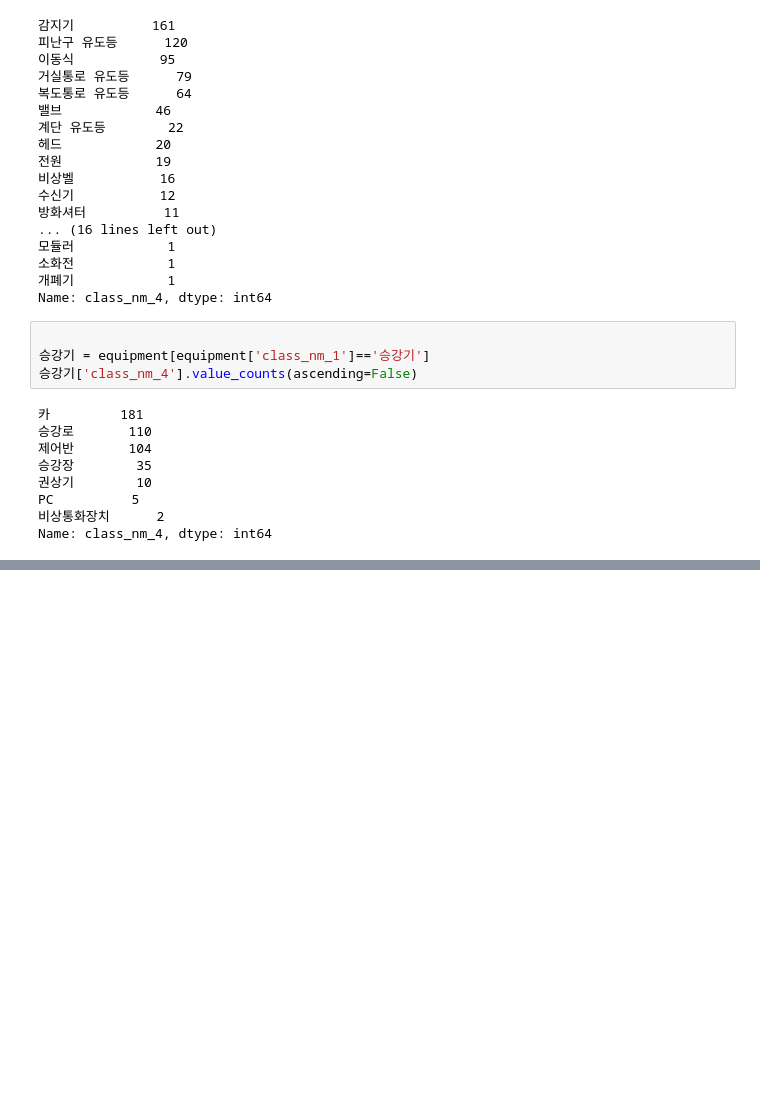
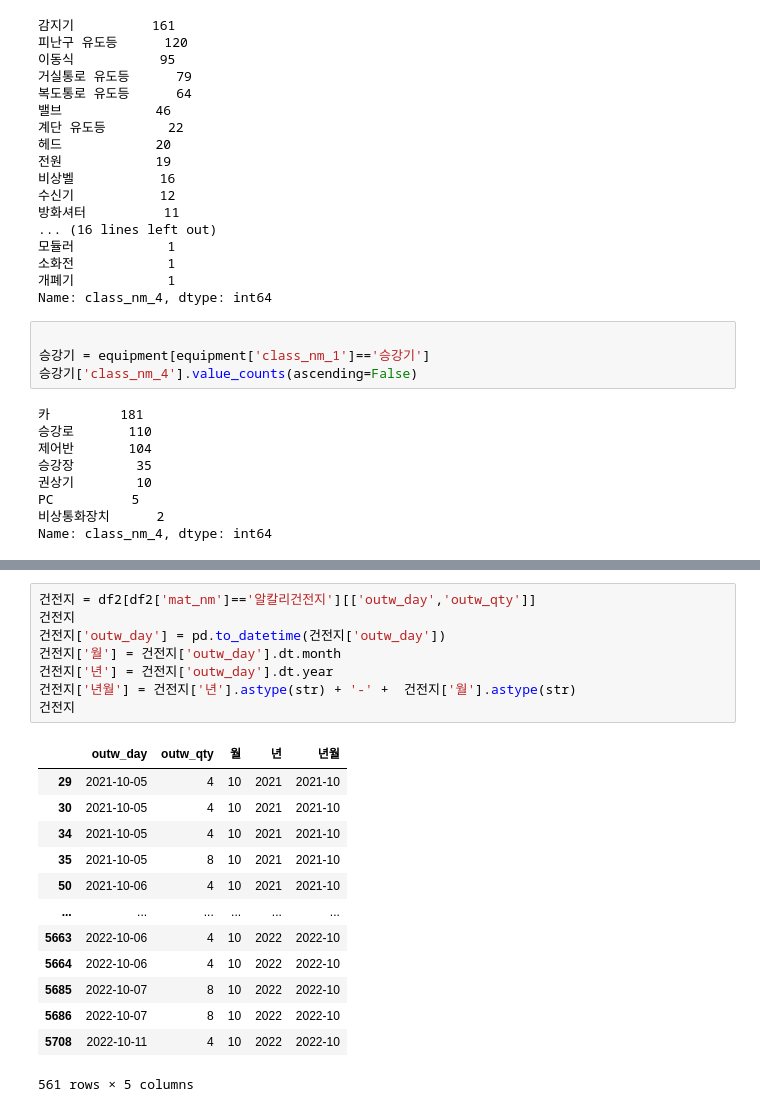
Before and after one commit to KeumHyeonJun/Governmnet_project, a Jupyter notebook: 자재/EDA_ver2.ipynb, the cells around one changed output, grey strips where cells are left out. Drawn from its saved outputs; the diff is of its cells as text; blank space fills up the shorter version.

```diff
--- a/자재/EDA_ver2.ipynb
+++ b/자재/EDA_ver2.ipynb
@@ -178,0 +202,22 @@ Name: class_nm_4, dtype: int64
+# %%
+건전지 = df2[df2['mat_nm']=='알칼리건전지'][['outw_day','outw_qty']]
+건전지
+건전지['outw_day'] = pd.to_datetime(건전지['outw_day'])
+건전지['월'] = 건전지['outw_day'].dt.month
+건전지['년'] = 건전지['outw_day'].dt.year
+건전지['년월'] = 건전지['년'].astype(str) + '-' +  건전지['월'].astype(str)
+건전지
+# %% [output]
+|  | outw_day | outw_qty | 월 | 년 | 년월 |
+| 29 | 2021-10-05 | 4 | 10 | 2021 | 2021-10 |
+| 30 | 2021-10-05 | 4 | 10 | 2021 | 2021-10 |
+| 34 | 2021-10-05 | 4 | 10 | 2021 | 2021-10 |
+| 35 | 2021-10-05 | 8 | 10 | 2021 | 2021-10 |
+| 50 | 2021-10-06 | 4 | 10 | 2021 | 2021-10 |
+| ... | ... | ... | ... | ... | ... |
+| 5663 | 2022-10-06 | 4 | 10 | 2022 | 2022-10 |
+| 5664 | 2022-10-06 | 4 | 10 | 2022 | 2022-10 |
+| 5685 | 2022-10-07 | 8 | 10 | 2022 | 2022-10 |
+| 5686 | 2022-10-07 | 8 | 10 | 2022 | 2022-10 |
+| 5708 | 2022-10-11 | 4 | 10 | 2022 | 2022-10 |
+561 rows × 5 columns
```
Also changed, not shown: parts of 8 cells of this notebook, 11 other files.
